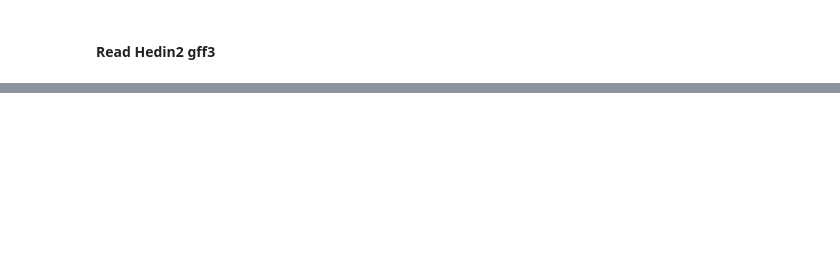
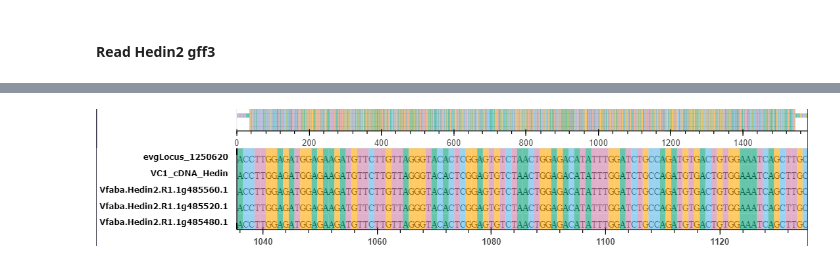
Before and after one commit to Thilanij/FabaVC1_Proposal, a Jupyter notebook: FabaVC1_Proposal.ipynb, the cells around one changed output, grey strips where cells are left out. Drawn from its saved outputs; the diff is of its cells as text; code cells hidden in the pictures; blank space fills up the shorter version.

```diff
--- a/FabaVC1_Proposal.ipynb
+++ b/FabaVC1_Proposal.ipynb
@@ -955,0 +379,5 @@ fig.show()
+# %%
+#screenshot of bokeh plot viewer
+Image('top_results_Hedin_CDS_subjectID_MSA_aln.png')
+# %% [output]
+[figure, added]
```
Also changed, not shown: parts of 69 cells of this notebook.
